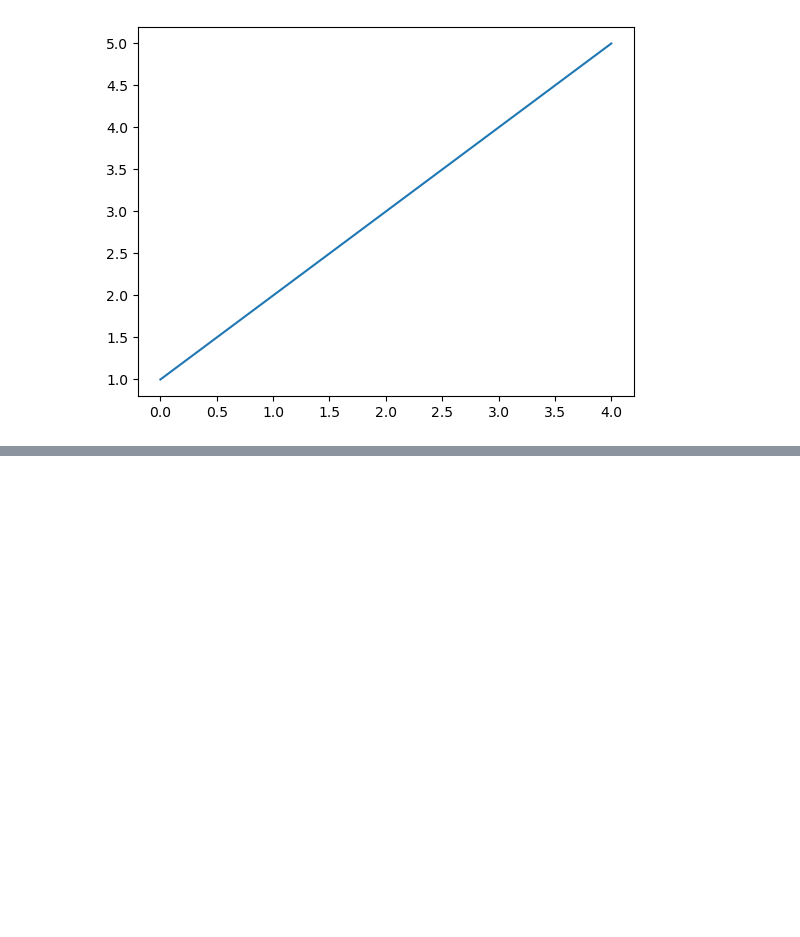
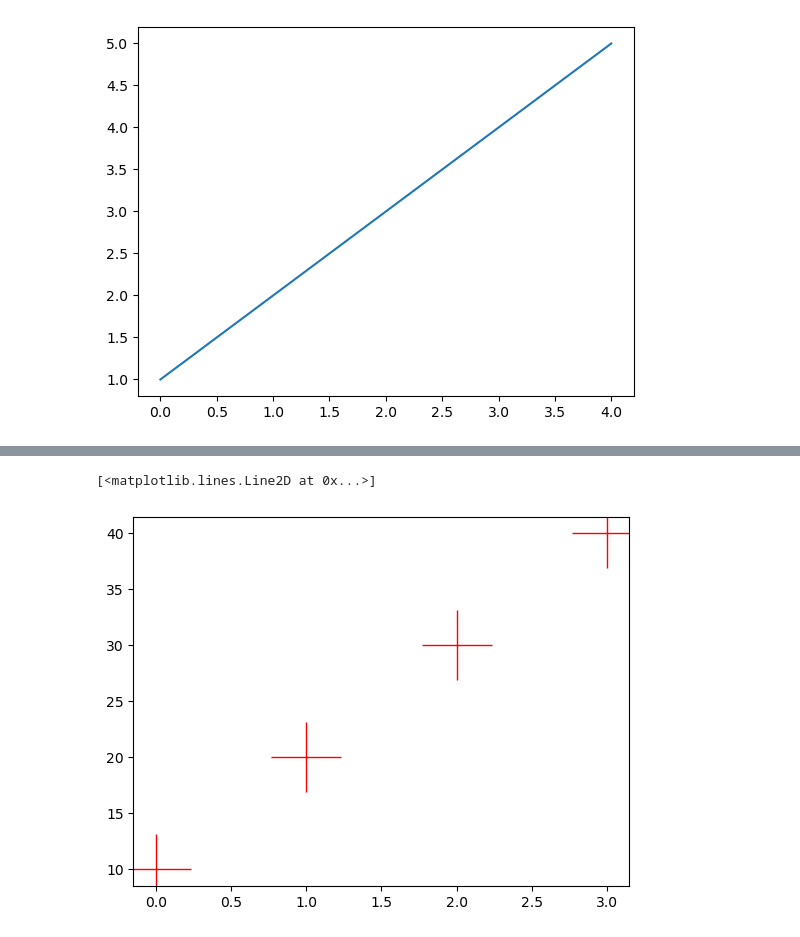
Before and after one commit to JIYAULLAMC/data_science1, a Jupyter notebook: mat_plot_lib1.ipynb, the cells around one changed output, grey strips where cells are left out. Drawn from its saved outputs; the diff is of its cells as text; code cells hidden in the pictures; blank space fills up the shorter version.

```diff
--- a/mat_plot_lib1.ipynb
+++ b/mat_plot_lib1.ipynb
@@ -16,0 +27,5 @@ plt.plot([1,2,3,4,5])
+# %%
+plt.plot([10,20,30,40], 'r+', markersize=50)  # marker size is used to change the data points
+# %% [output]
+[<matplotlib.lines.Line2D at 0x...>]
+[figure, added]
```
Also changed, not shown: parts of 14 cells of this notebook.
